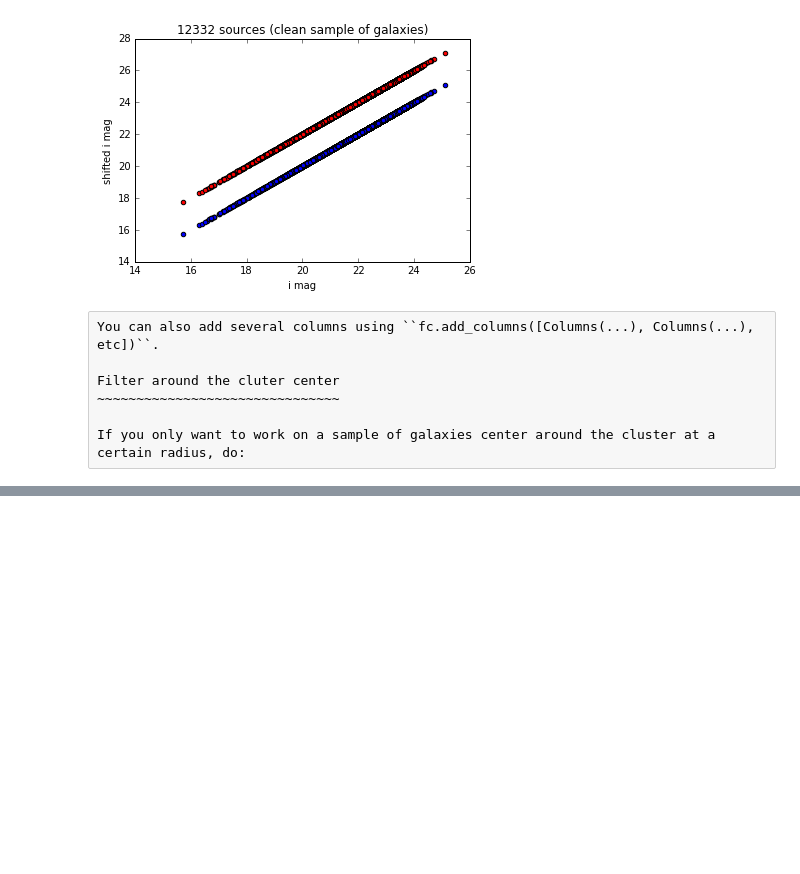
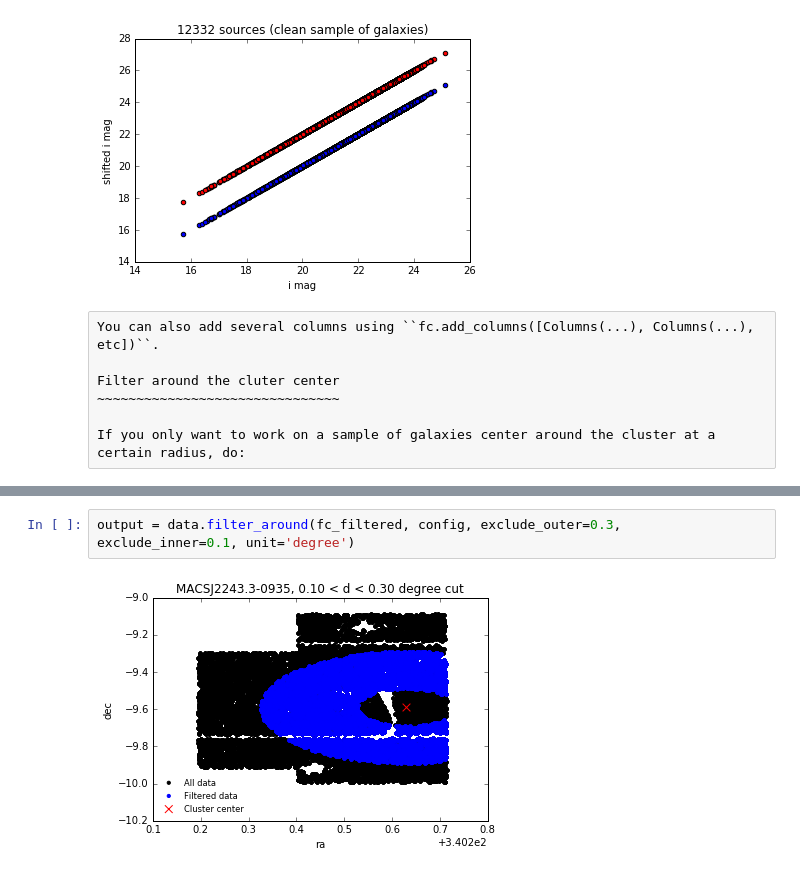
Before and after one commit to nicolaschotard/Clusters, a Jupyter notebook: docs/source/data_tuto.ipynb, the cells around one changed output, grey strips where cells are left out. Drawn from its saved outputs; the diff is of its cells as text; blank space fills up the shorter version.

```diff
--- a/docs/source/data_tuto.ipynb
+++ b/docs/source/data_tuto.ipynb
@@ -182,0 +184,4 @@ The output of ``filter_around`` is a filtered data table.
+# %%
+output = data.filter_around(fc_filtered, config, exclude_outer=0.3, exclude_inner=0.1, unit='degree')
+# %% [output]
+[figure, added]
```
Also changed, not shown: parts of 2 cells of this notebook, 4 other files.
